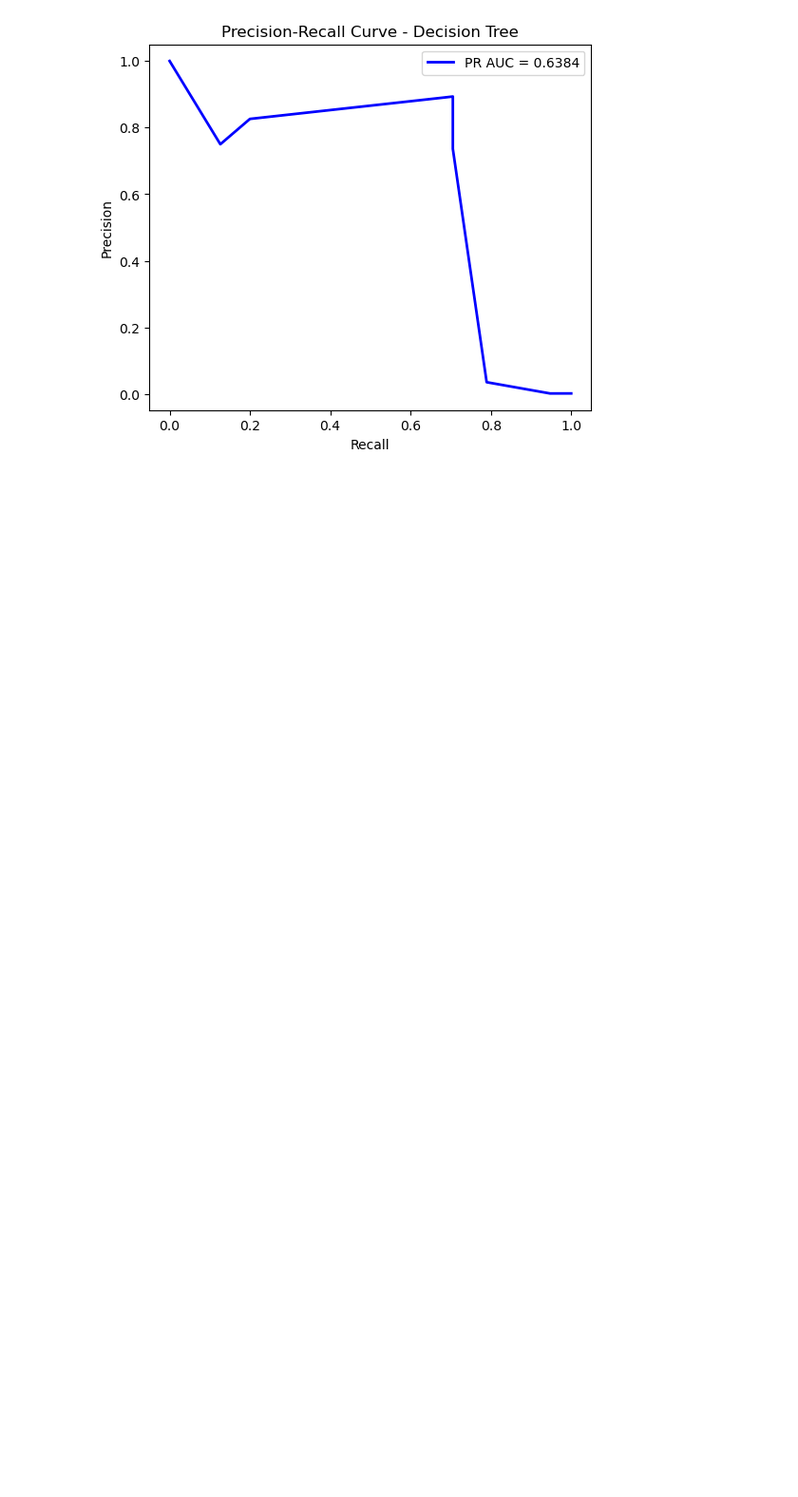
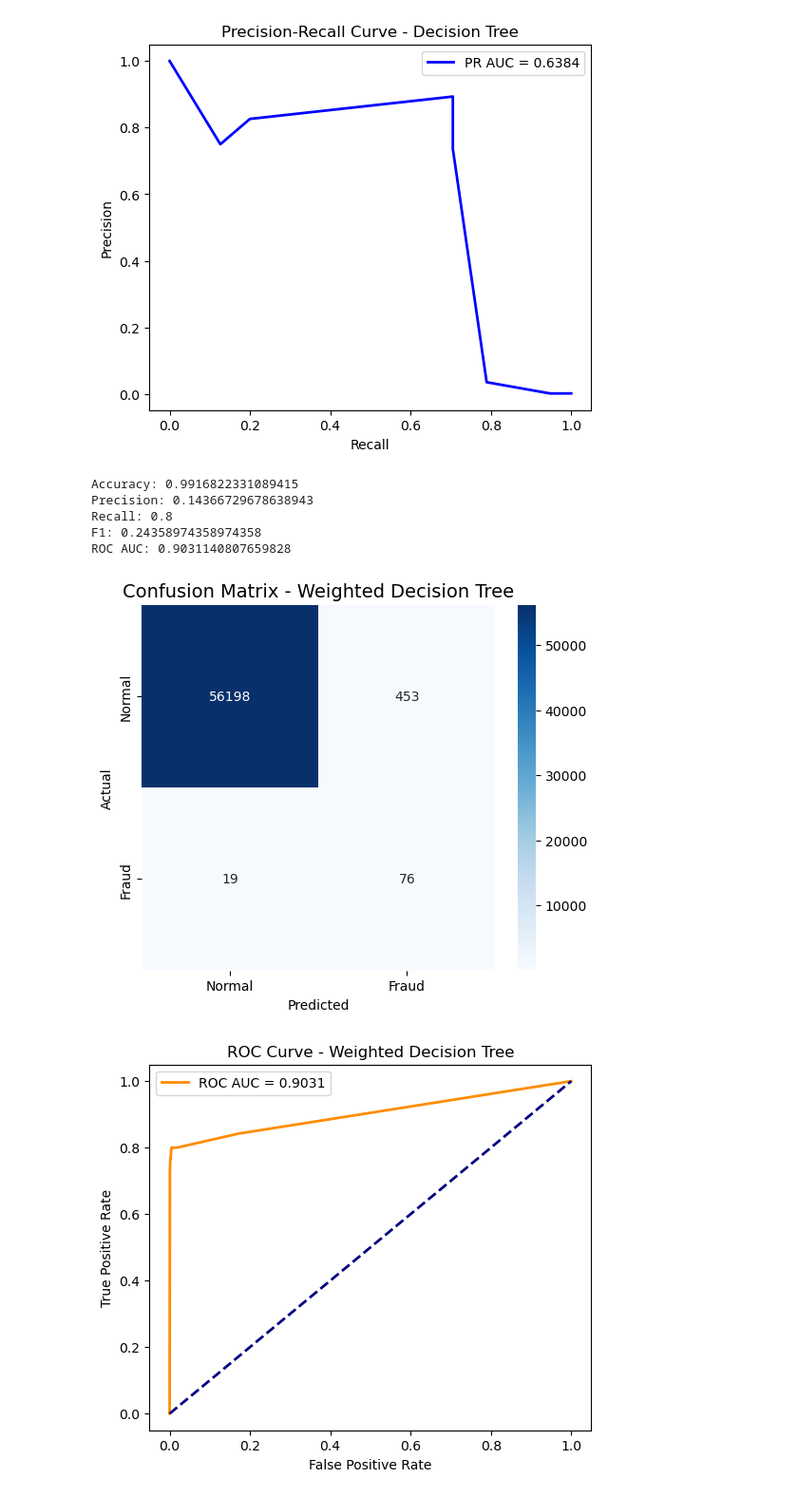
Before and after one commit to abdelrahman611982/Credit-Card-Fraud-Detection, a Jupyter notebook: Credit Card Fraud Detection.ipynb, the cells around one changed output. Shown at 95% size. Cells and saved outputs as stored; diff of their text form; code cells hidden in the pictures; blank space fills up the shorter version.

```diff
--- a/Credit Card Fraud Detection.ipynb
+++ b/Credit Card Fraud Detection.ipynb
@@ -314,3 +314,25 @@ ROC AUC: 0.8640796975758316
 [figure]
 [figure]
 [figure]
+# %%
+# Decision Tree (Class Weighted)
+dt_Weighted = DecisionTreeClassifier(random_state=42, max_depth=7, class_weight='balanced')
+dt_Weighted.fit(x_train, y_train)
+
+results = evaluate_model(dt_Weighted, x_test, y_test)
+print("Accuracy:", results["accuracy"])
+print("Precision:", results["precision"])
+print("Recall:", results["recall"])
+print("F1:", results["f1"])
+print("ROC AUC:", results["roc_auc"])
+plot_confusion_matrix(results["confusion_matrix"], "Weighted Decision Tree")
+plot_roc_curve(y_test, results["y_prob"], "Weighted Decision Tree")
+plot_precision_recall_curve(y_test, results["y_prob"], "Weighted Decision Tree")
+# %% [output]
+Accuracy: 0.9916822331089415
+Precision: 0.14366729678638943
+Recall: 0.8
+F1: 0.24358974358974358
+ROC AUC: 0.9031140807659828
+[figure, added]
+[figure, added]
```
Also changed, not shown: parts of 3 cells of this notebook.
